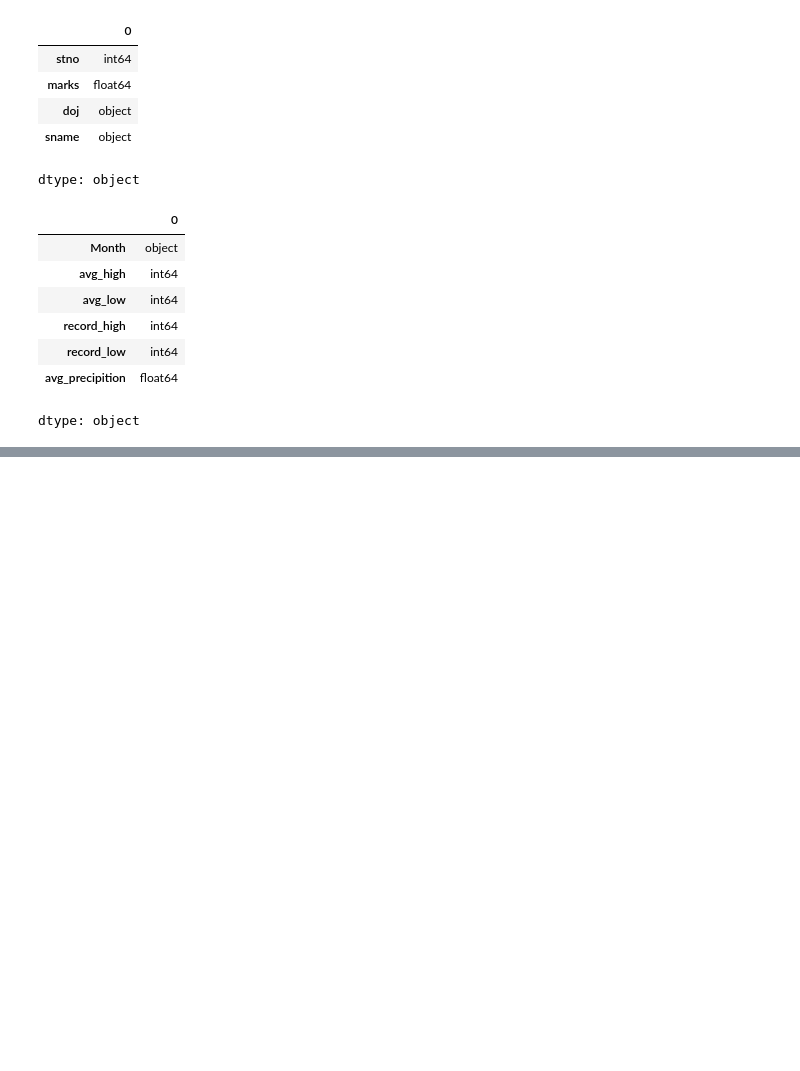
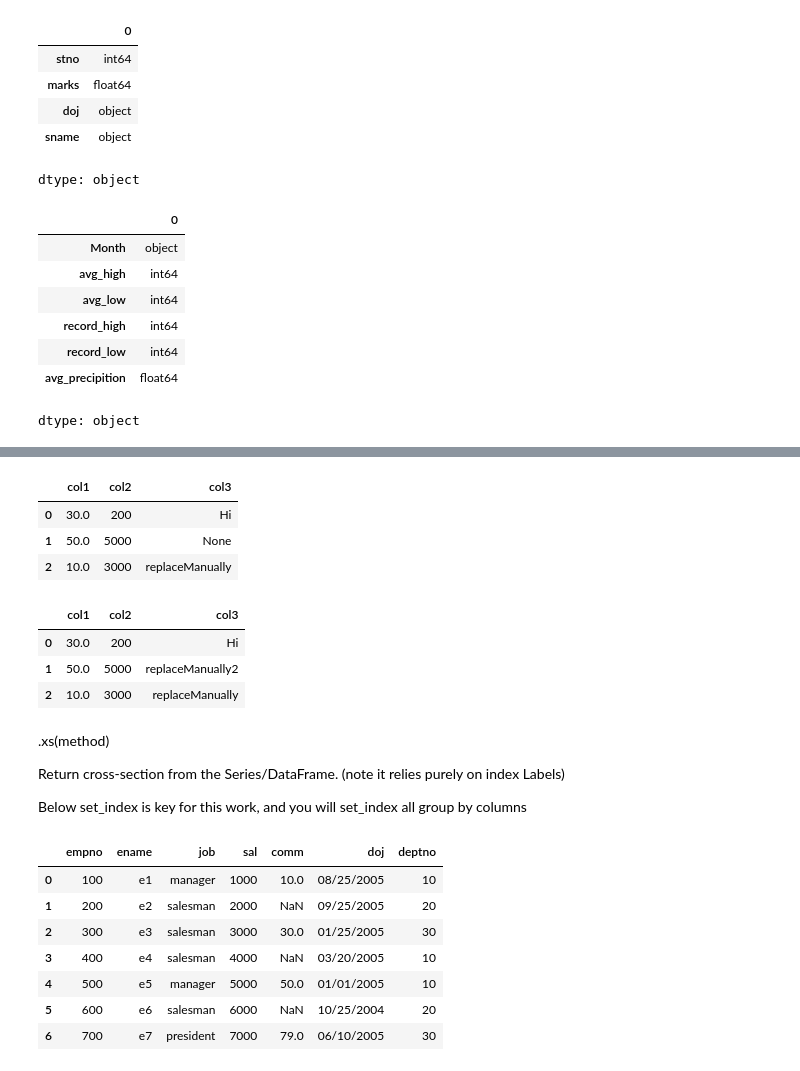
Before and after one commit to Janasya85/Datasciences, a Jupyter notebook: Pandas_Essentials_Jany.ipynb, the cells around one changed output, grey strips where cells are left out. Saved outputs shown, nothing was run; the diff lists cells and outputs as text; code cells hidden in the pictures; blank space fills up the shorter version.

```diff
--- a/Pandas_Essentials_Jany.ipynb
+++ b/Pandas_Essentials_Jany.ipynb
@@ -269,0 +645,7 @@ dtype: object
+# %%
+dft
+# %% [output]
+|  | col1 | col2 | col3 |
+| 0 | 30.0 | 200 | Hi |
+| 1 | 50.0 | 5000 | None |
+| 2 | 10.0 | 3000 | replaceManually |
@@ -269,0 +654,33 @@ dtype: object
+# %%
+dft
+# %% [output]
+|  | col1 | col2 | col3 |
+| 0 | 30.0 | 200 | Hi |
+| 1 | 50.0 | 5000 | replaceManually2 |
+| 2 | 10.0 | 3000 | replaceManually |
+# %% [markdown]
+.xs(method)
+
+Return cross-section from the Series/DataFrame. (note it relies purely on index Labels)
+
+Below set_index is key for this work, and you will set_index all group by columns
+# %%
+df=pd.DataFrame( {'empno':[100,200,300,400,500,600,700],
+    'ename':['e1','e2','e3','e4','e5','e6','e7'],
+     'job':['manager','salesman','salesman','salesman','manager','salesman','president'],
+    'sal':[1000,2000,3000,4000,5000,6000,7000],
+    'comm':[10,None,30,None,50,None,79],
+    'doj':['08/25/2005','09/25/2005','01/25/2005','03/20/2005','01/01/2005','10/25/2004','06/10/2005'],
+     'deptno':[10,20,30,10,10,20,30]
+    })
+# %%
+df
+# %% [output]
+|  | empno | ename | job | sal | comm | doj | deptno |
+| 0 | 100 | e1 | manager | 1000 | 10.0 | 08/25/2005 | 10 |
+| 1 | 200 | e2 | salesman | 2000 | NaN | 09/25/2005 | 20 |
+| 2 | 300 | e3 | salesman | 3000 | 30.0 | 01/25/2005 | 30 |
+| 3 | 400 | e4 | salesman | 4000 | NaN | 03/20/2005 | 10 |
+| 4 | 500 | e5 | manager | 5000 | 50.0 | 01/01/2005 | 10 |
+| 5 | 600 | e6 | salesman | 6000 | NaN | 10/25/2004 | 20 |
+| 6 | 700 | e7 | president | 7000 | 79.0 | 06/10/2005 | 30 |
```
Also changed, not shown: parts of 65 cells of this notebook.
